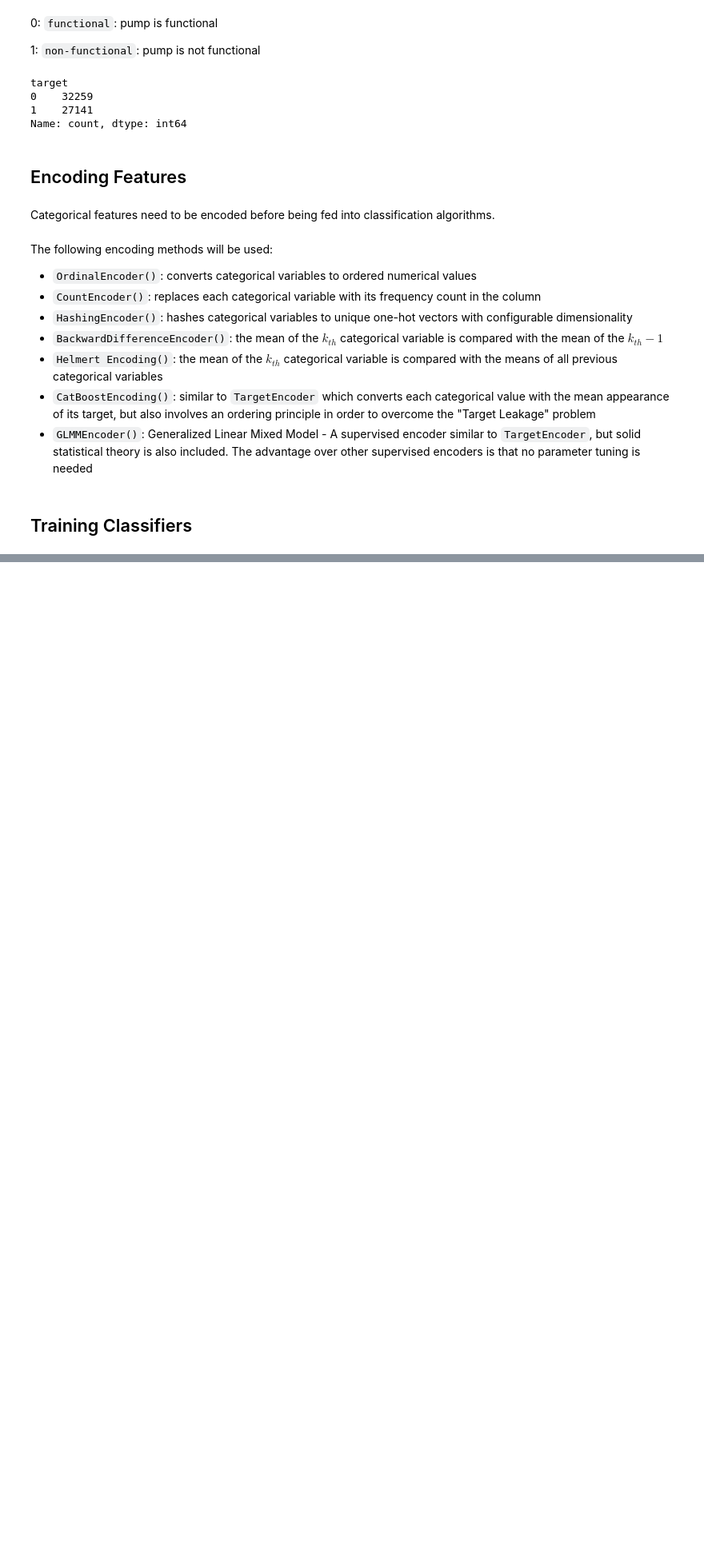
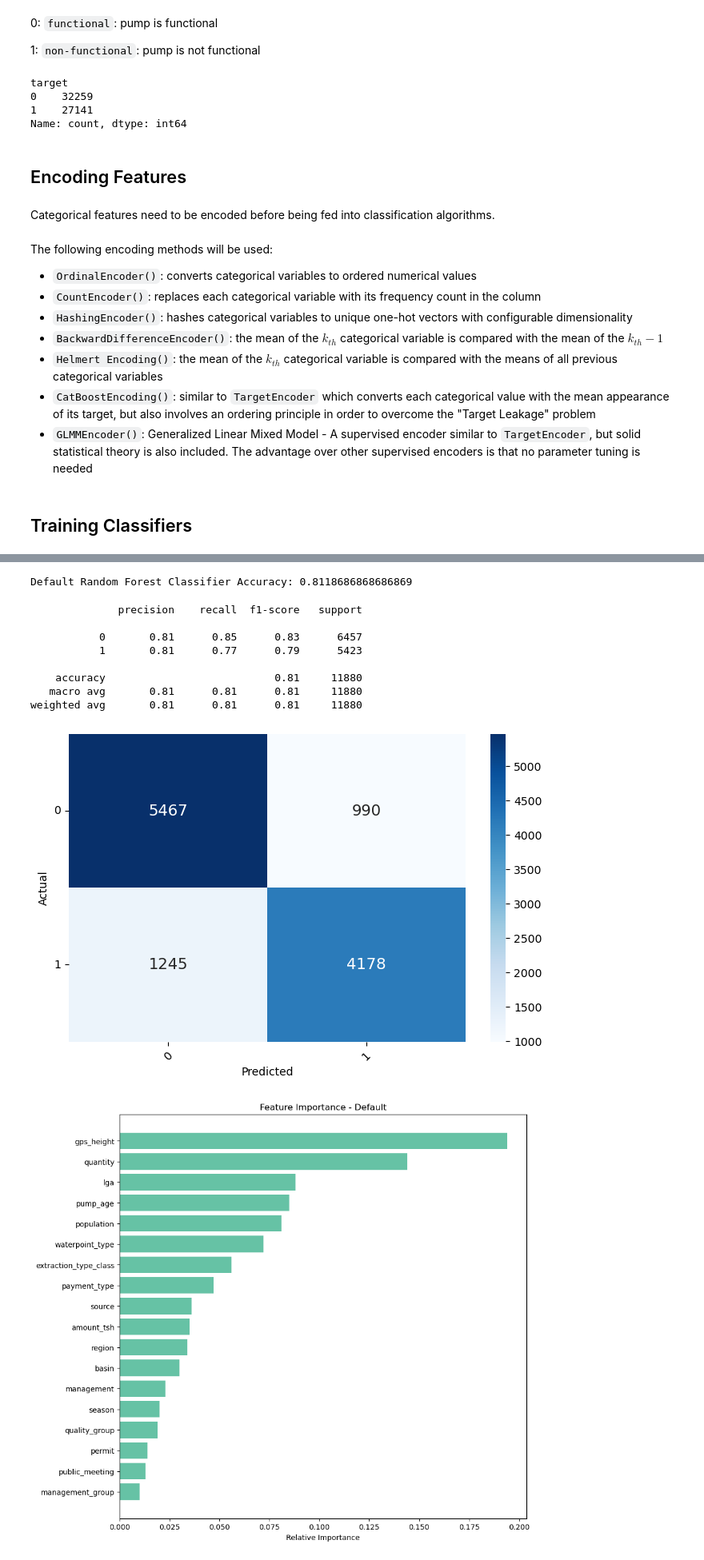
Before and after one commit to williambguo/water-pump-predictive-maintenance, a Jupyter notebook: notebooks/modeling_and_evaluation.ipynb, the cells around one changed output, grey strips where cells are left out. Shown at 80% size. Cells and saved outputs as stored; diff of their text form; code cells hidden in the pictures; blank space fills up the shorter version.

```diff
--- a/notebooks/modeling_and_evaluation.ipynb
+++ b/notebooks/modeling_and_evaluation.ipynb
@@ -276,0 +379,22 @@ weighted avg       0.81      0.81      0.81     11880
+# %%
+def feature_importances (model, title):
+  features= X_train.columns
+  importances = np.round(model.feature_importances_,3)
+  indices = np.argsort(importances)
+  num_features = len(features)
+  fig, ax = plt.subplots(figsize=(10,10))
+  plt.barh(range(num_features), importances[indices[-num_features:]],  align='center', color =  '#66c2a5')
+  plt.yticks(range(num_features), [features[i] for i in indices[-num_features:]])
+  plt.xlabel('Relative Importance')
+  plt.title('Feature Importance'+ title)
+plt.show()
+# %%
+# Default parameters
+rf = RandomForestClassifier(random_state=random_state, n_jobs=-1)
+
+# Tuned parameters
+tuned_rf = RandomForestClassifier(n_estimators=432, criterion='entropy', random_state=random_state, n_jobs=-1)
+# %%
+encoder = GLMMEncoder()
+X_train = encoder.fit_transform(X_train, y_train)
+X_test = encoder.transform(X_test)
@@ -276,0 +403,23 @@ weighted avg       0.81      0.81      0.81     11880
+# %%
+# Default RF
+rf.fit(X_train, y_train)
+y_pred = rf.predict(X_test)
+acc = accuracy_score(y_test, y_pred)
+print(f'Default Random Forest Classifier Accuracy: {acc}')
+# %% [output]
+Default Random Forest Classifier Accuracy: 0.8118686868686869
+# %%
+print(classification_report(y_test, y_pred))
+confusion_matrix_plotter(y_test, y_pred)
+feature_importances(rf, ' - Default')
+# %% [output]
+              precision    recall  f1-score   support
+
+           0       0.81      0.85      0.83      6457
+           1       0.81      0.77      0.79      5423
+
+    accuracy                           0.81     11880
+   macro avg       0.81      0.81      0.81     11880
+weighted avg       0.81      0.81      0.81     11880
+[figure, added]
+[figure, added]
```
Also changed, not shown: parts of 22 cells of this notebook, 2 other files.
